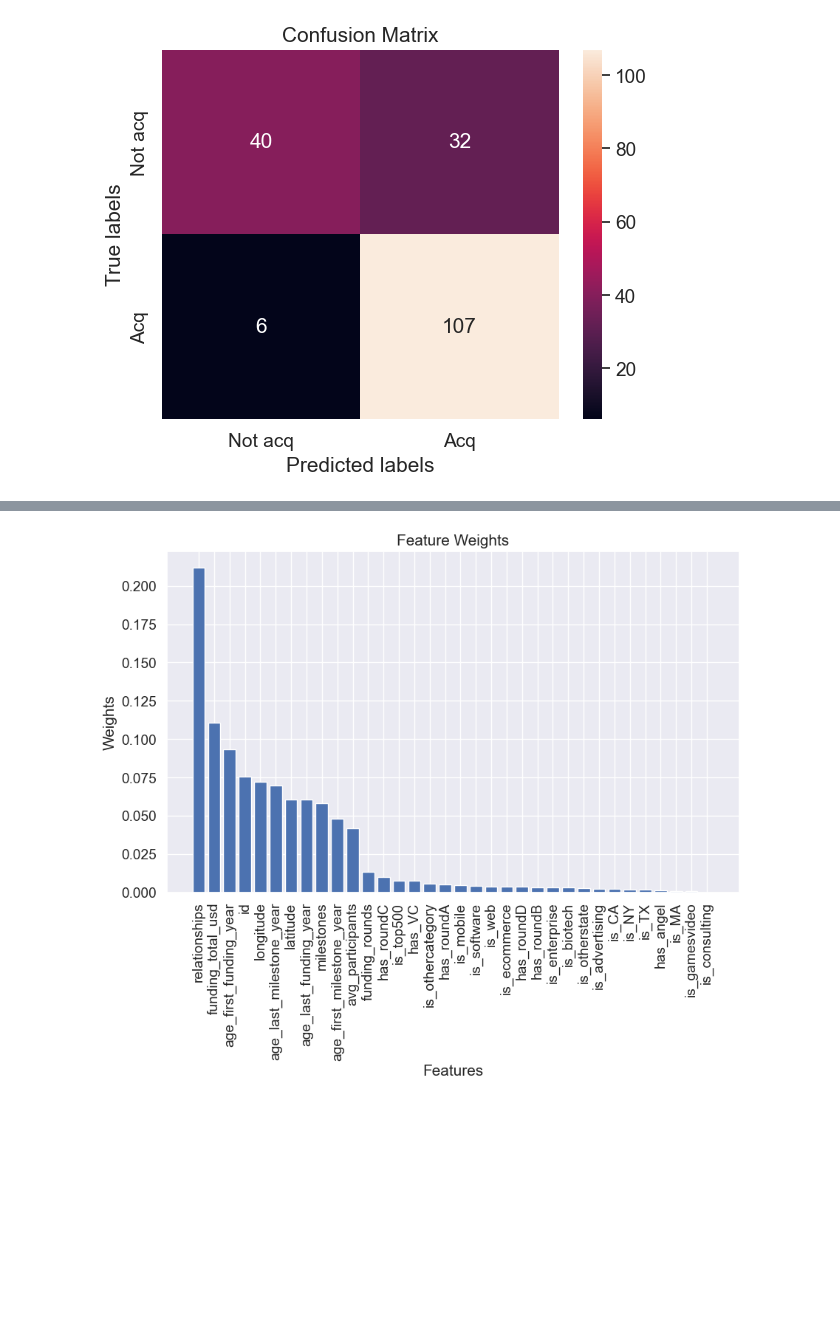
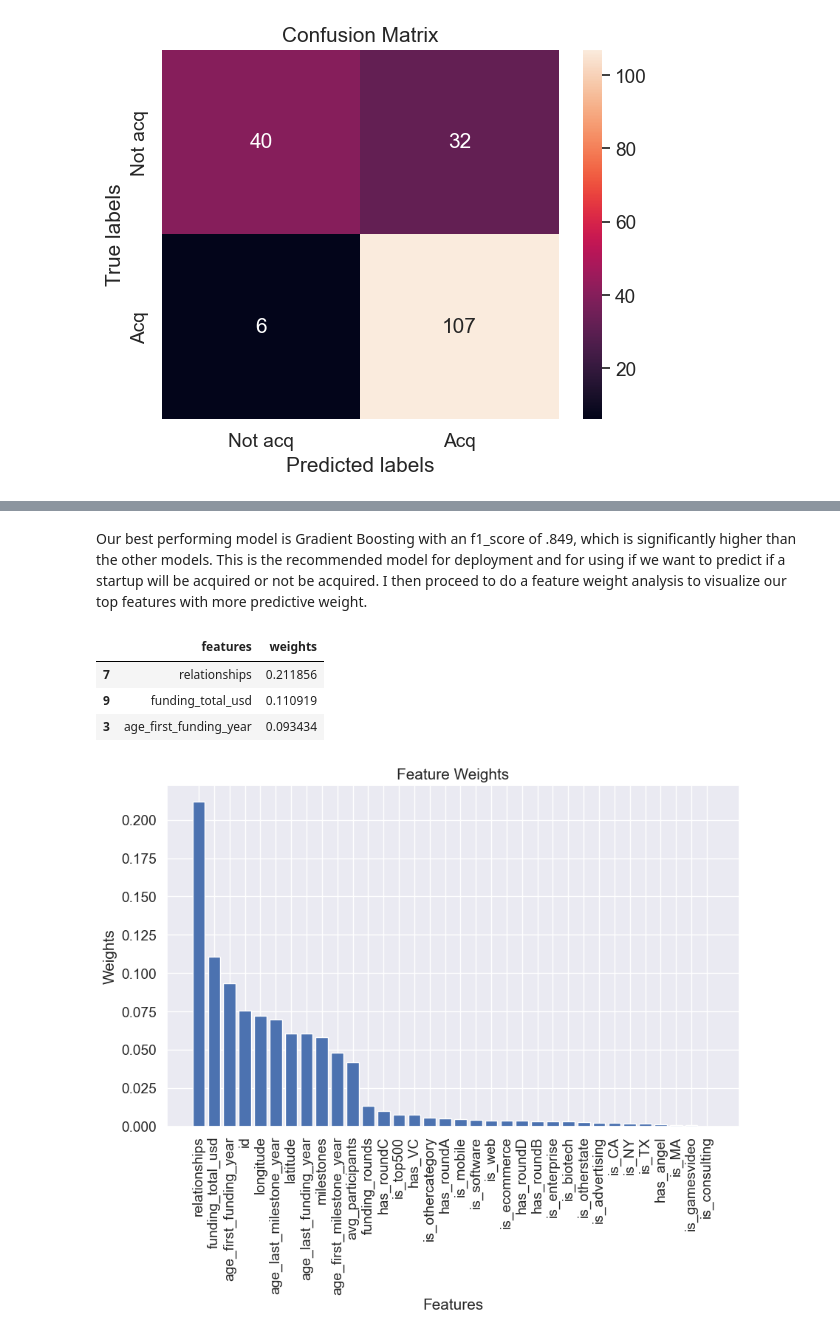
Before and after one commit to emurillo98/capstone-2, a Jupyter notebook: startup_prediction.ipynb, the cells around one changed output, grey strips where cells are left out. Drawn from its saved outputs; the diff is of its cells as text; code cells hidden in the pictures; blank space fills up the shorter version.

```diff
--- a/startup_prediction.ipynb
+++ b/startup_prediction.ipynb
@@ -920,8 +941,16 @@ weighted avg       0.81      0.79      0.78       185
+# %% [markdown]
+Our best performing model is Gradient Boosting with an f1_score of .849, which is significantly higher than the other models. This is the recommended model for deployment and for using if we want to predict if a startup will be acquired or not be acquired. I then proceed to do a feature weight analysis to visualize our top features with more predictive weight.
 # %%
 #Check for feature weight
 imp_features = gbc.feature_importances_
 df_imp_features = pd.DataFrame({"features":list(X_train)}).join(pd.DataFrame({"weights":imp_features}))
 df_imp_features_sorted=df_imp_features.sort_values(by=['weights'], ascending=False)
+df_imp_features_sorted[:3]
+# %% [output]
+|  | features | weights |
+| 7 | relationships | 0.211856 |
+| 9 | funding_total_usd | 0.110919 |
+| 3 | age_first_funding_year | 0.093434 |
 # %%
 #Plot feature weights
 plt.figure(figsize= (10,6))
```
Also changed, not shown: parts of 45 cells of this notebook.
